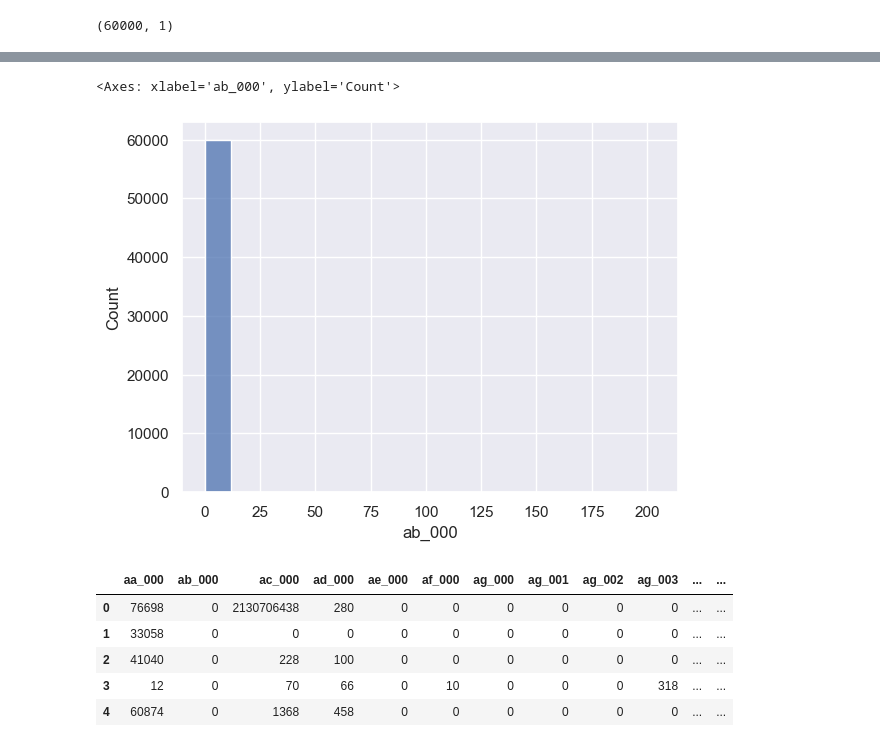
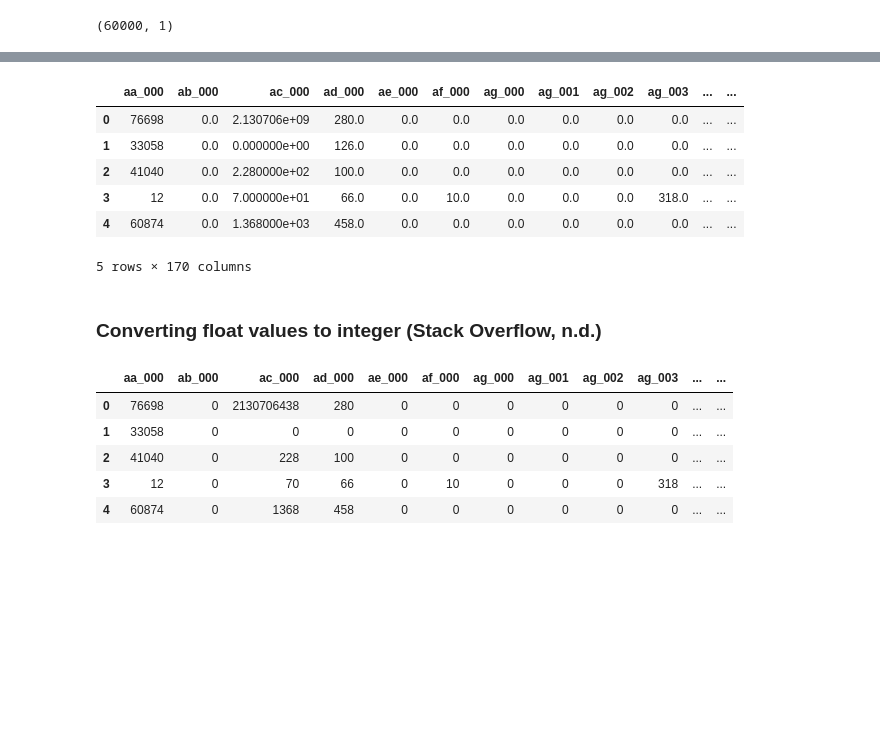
Before and after one commit to TatiHelena/DataPreparation, a Jupyter notebook: TatianeHelenAlves_DPrepHDip_CA1.ipynb, the cells around one changed output, grey strips where cells are left out. Saved outputs shown, nothing was run; the diff lists cells and outputs as text; code cells hidden in the pictures; blank space fills up the shorter version.

```diff
--- a/TatianeHelenAlves_DPrepHDip_CA1.ipynb
+++ b/TatianeHelenAlves_DPrepHDip_CA1.ipynb
@@ -193,8 +169,18 @@ Length: 170, dtype: int64
-# %%
-sns.histplot(data=aps_test, x="ab_000")
-# %% [output]
-<Axes: xlabel='ab_000', ylabel='Count'>
-[figure, removed]
+# %%
+median_value = aps_no_class.median()
+median_imputation = aps_no_class.fillna(median_value)
+# %%
+median_imputation.head()
+# %% [output]
+|  | aa_000 | ab_000 | ac_000 | ad_000 | ae_000 | af_000 | ag_000 | ag_001 | ag_002 | ag_003 | ... | ... |
+| 0 | 76698 | 0.0 | 2.130706e+09 | 280.0 | 0.0 | 0.0 | 0.0 | 0.0 | 0.0 | 0.0 | ... | ... |
+| 1 | 33058 | 0.0 | 0.000000e+00 | 126.0 | 0.0 | 0.0 | 0.0 | 0.0 | 0.0 | 0.0 | ... | ... |
+| 2 | 41040 | 0.0 | 2.280000e+02 | 100.0 | 0.0 | 0.0 | 0.0 | 0.0 | 0.0 | 0.0 | ... | ... |
+| 3 | 12 | 0.0 | 7.000000e+01 | 66.0 | 0.0 | 10.0 | 0.0 | 0.0 | 0.0 | 318.0 | ... | ... |
+| 4 | 60874 | 0.0 | 1.368000e+03 | 458.0 | 0.0 | 0.0 | 0.0 | 0.0 | 0.0 | 0.0 | ... | ... |
+5 rows × 170 columns
+# %% [markdown]
+### Converting float values to integer (Stack Overflow, n.d.)
 # %%
 float_col = aps_test.select_dtypes(include=['float64'])
 for col in float_col.columns.values:
```
Also changed, not shown: parts of 27 cells of this notebook.
